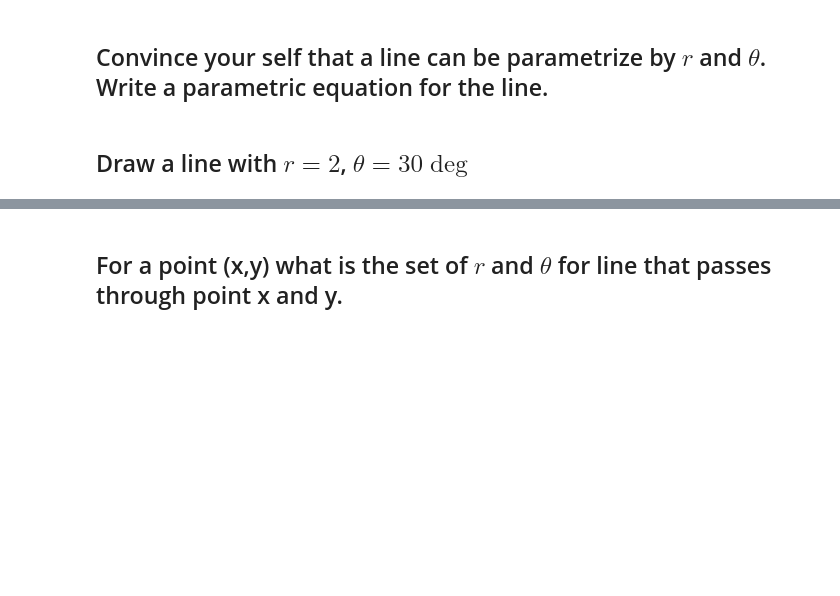
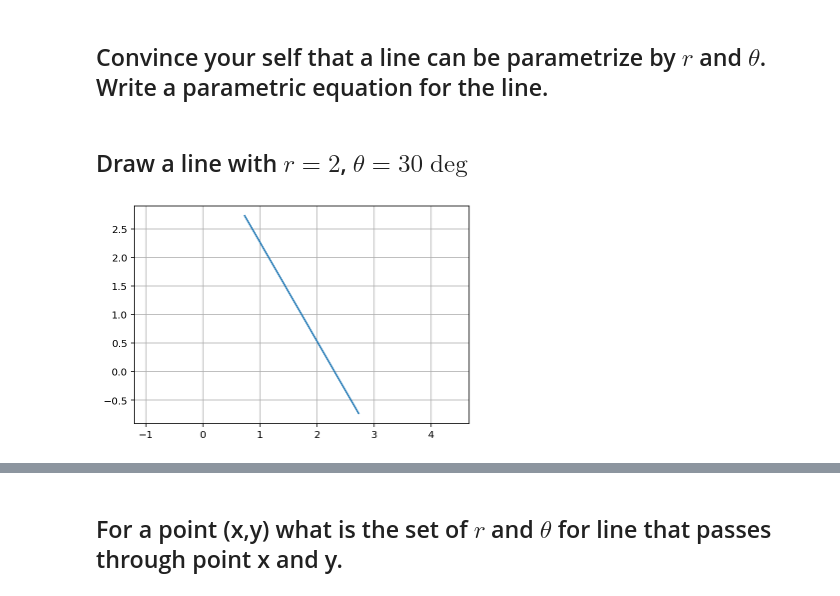
Before and after one commit to MUIC-Numerical-Methods-2018/extra-2-hough-transform, a Jupyter notebook: HoughTransform.ipynb, the cells around one changed output, grey strips where cells are left out. Cells and saved outputs as stored; diff of their text form; code cells hidden in the pictures; blank space fills up the shorter version.

```diff
--- a/HoughTransform.ipynb
+++ b/HoughTransform.ipynb
@@ -37,5 +37,22 @@ plt.plot(data[:, 0], data[:, 1], '.r')
 [figure]
 # %% [markdown]
 ## Convince your self that a line can be parametrize by $r$ and $\theta$. Write a parametric equation for the line.
+# %%
+def makeline(r: float, theta_rad: float, t_min: float=-2, t_max: float=2, n=100):
+    vector_r = np.array([r*np.cos(theta_rad), r*np.sin(theta_rad)])
+    q = np.array([
+        np.cos(theta_rad + np.pi/2),
+        np.sin(theta_rad + np.pi/2)
+    ])
+    xs = np.array([vector_r[0]+t*q[0] for t in np.linspace(t_min, t_max, n)])
+    ys = np.array([vector_r[1]+t*q[1] for t in np.linspace(t_min, t_max, n)])
+    return xs, ys
 # %% [markdown]
 ## Draw a line with $r=2$, $\theta=30\deg$
+# %%
+xs, ys = makeline(r=2, theta_rad=np.pi/6)
+plt.plot(xs, ys)
+plt.axis('equal')
+plt.grid()
+# %% [output]
+[figure, added]
```
Also changed, not shown: parts of 4 cells of this notebook.
